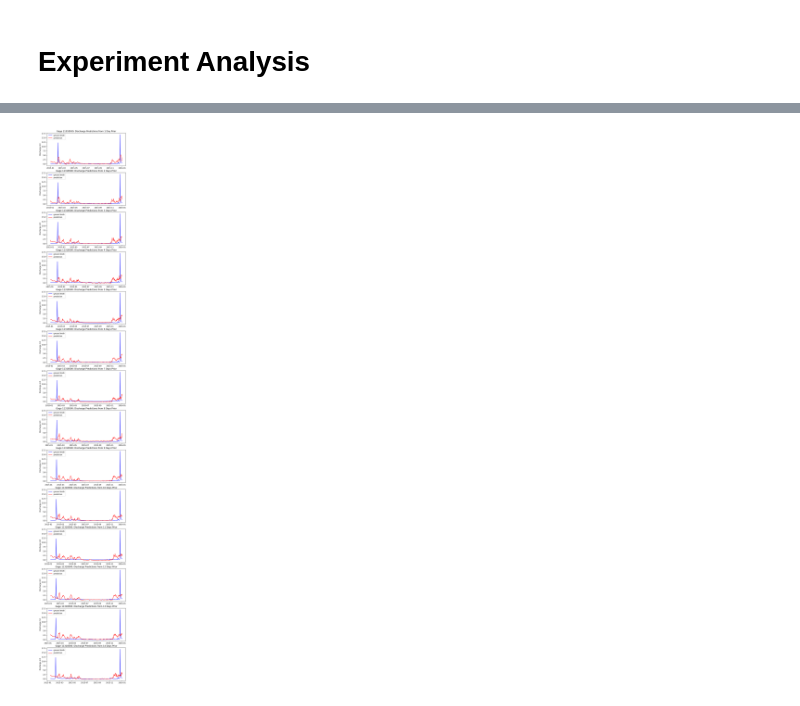
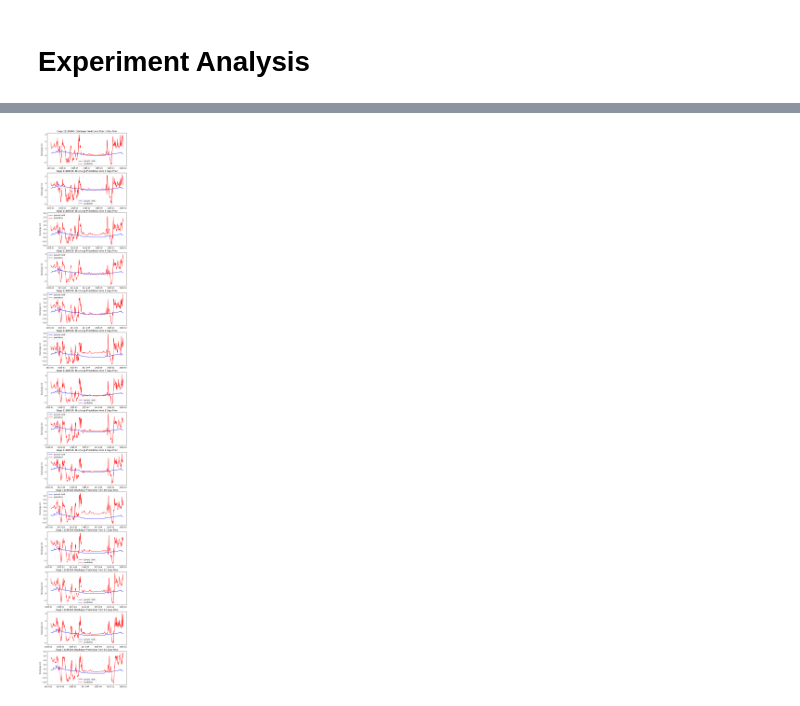
Before and after one commit to MIDS-capstone-fate-of-snow/discharge-estimation, a Jupyter notebook: models/Experiment Analysis.ipynb, the cells around one changed output, grey strips where cells are left out. Cells and saved outputs as stored; diff of their text form; code cells hidden in the pictures.

Commit message:
add experiment results

```diff
--- a/models/Experiment Analysis.ipynb
+++ b/models/Experiment Analysis.ipynb
@@ -105,0 +12,2 @@ def plot_pred_vs_true(merged_df: pd.DataFrame, gage: str, days: list = (1, 7, 14
+# %%
+exp_analysis = ExperimentAnalysis()
@@ -105,0 +23,2 @@ def plot_pred_vs_true(merged_df: pd.DataFrame, gage: str, days: list = (1, 7, 14
+# %%
+merged = exp_analysis.merge_pred_and_truth("4bfdd905-b9d8-4edc-8554-95ff4b6c9c79")
@@ -106,4 +42,4 @@ def plot_pred_vs_true(merged_df: pd.DataFrame, gage: str, days: list = (1, 7, 14
 # %%
-plot_pred_vs_true(merged, "11318500", days=list(range(1, 15, 1)))
+exp_analysis.plot_pred_vs_true(merged, "11189500", days=list(range(1, 15, 1)))
 # %% [output]
-[figure, old version]
+[figure, new version]
```
Also changed, not shown: parts of 11 cells of this notebook, 32 other files.
